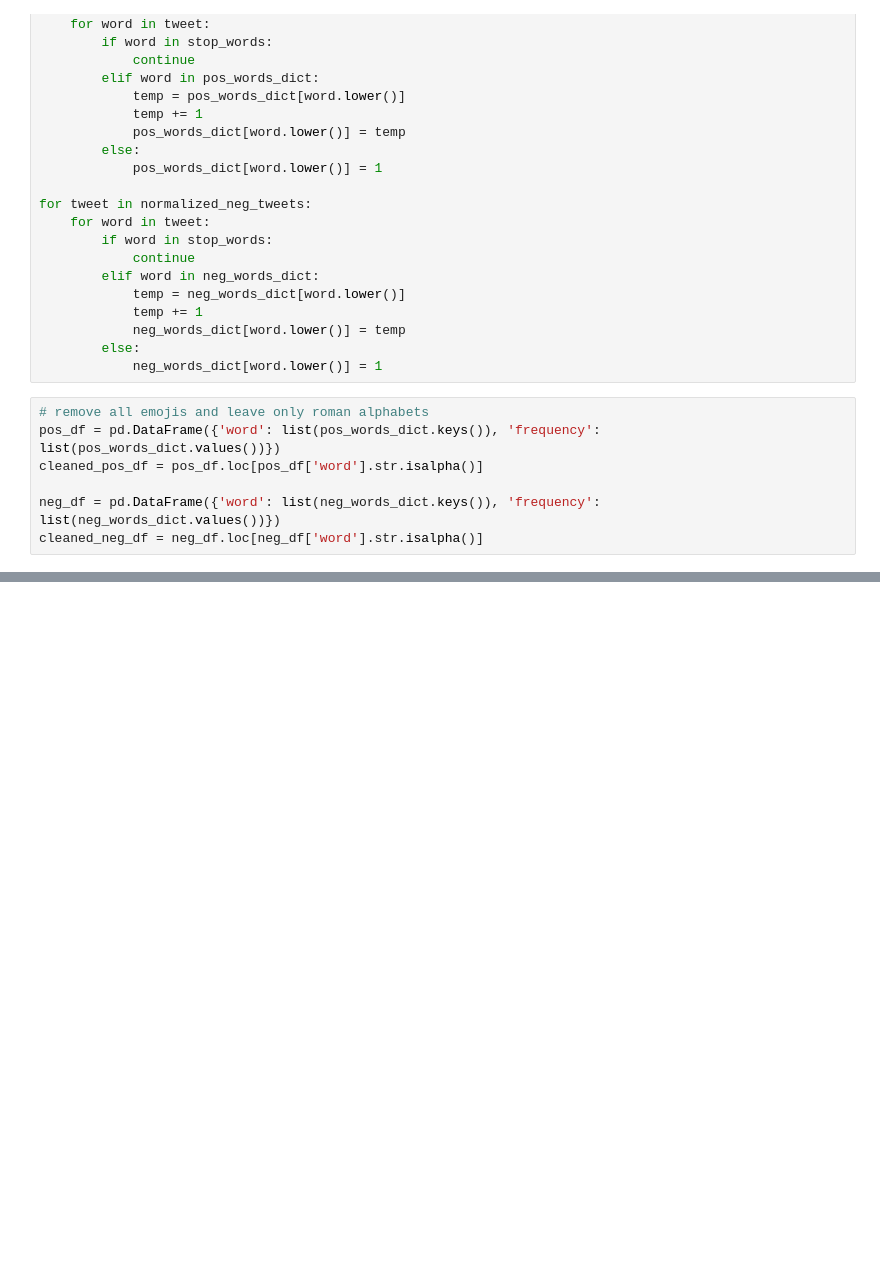
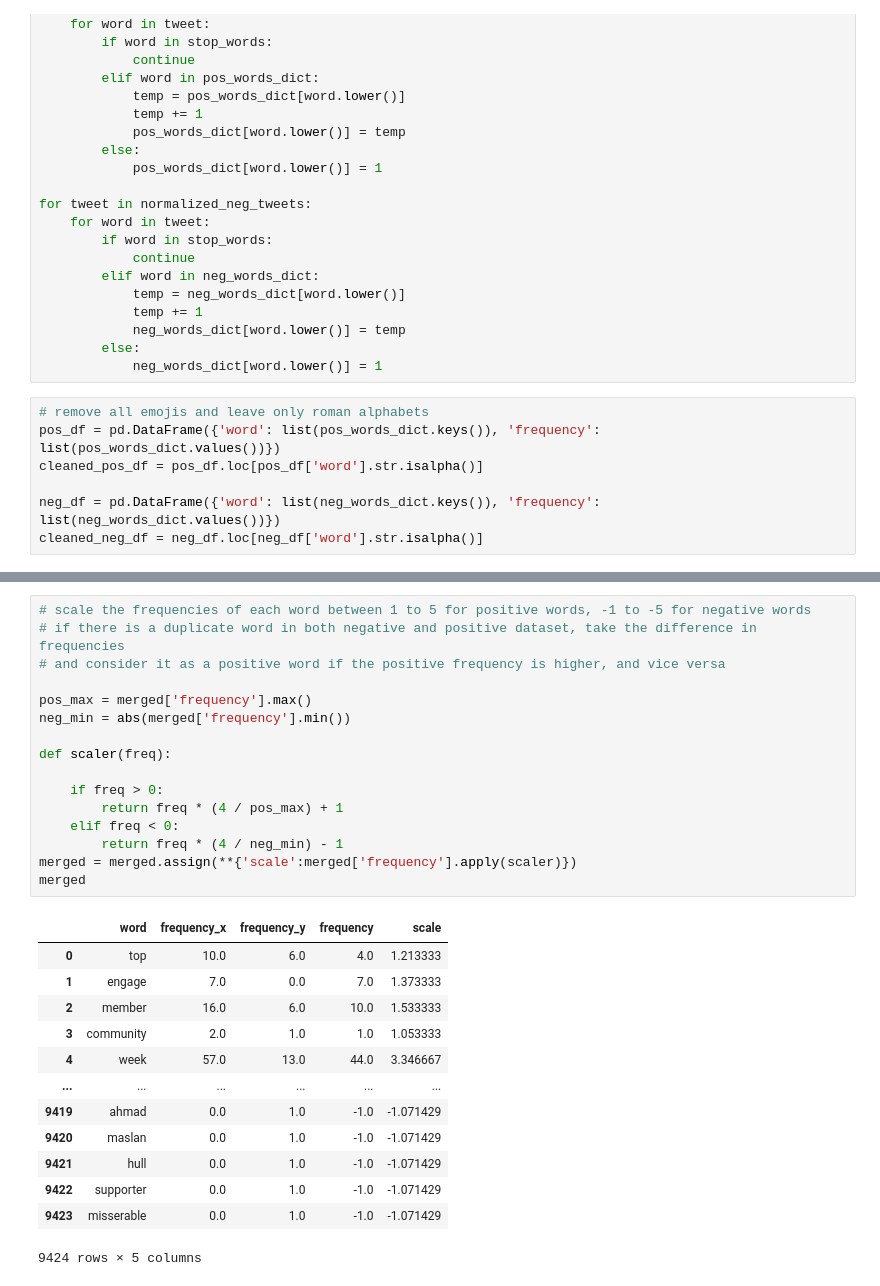
Before and after one commit to cheolmin711/sentiment_analysis, a Jupyter notebook: Tokenizer.ipynb, the cells around one changed output, grey strips where cells are left out. Cells and saved outputs as stored; diff of their text form; blank space fills up the shorter version.

```diff
--- a/Tokenizer.ipynb
+++ b/Tokenizer.ipynb
@@ -208,0 +204,30 @@ cleaned_neg_df['scale'] = cleaned_neg_df['frequency'] * (-4 / cleaned_neg_df['fr
+# %%
+# scale the frequencies of each word between 1 to 5 for positive words, -1 to -5 for negative words
+# if there is a duplicate word in both negative and positive dataset, take the difference in frequencies
+# and consider it as a positive word if the positive frequency is higher, and vice versa
+
+pos_max = merged['frequency'].max()
+neg_min = abs(merged['frequency'].min())
+
+def scaler(freq):
+
+    if freq > 0:
+        return freq * (4 / pos_max) + 1
+    elif freq < 0:
+        return freq * (4 / neg_min) - 1
+merged = merged.assign(**{'scale':merged['frequency'].apply(scaler)})
+merged
+# %% [output]
+|  | word | frequency_x | frequency_y | frequency | scale |
+| 0 | top | 10.0 | 6.0 | 4.0 | 1.213333 |
+| 1 | engage | 7.0 | 0.0 | 7.0 | 1.373333 |
+| 2 | member | 16.0 | 6.0 | 10.0 | 1.533333 |
+| 3 | community | 2.0 | 1.0 | 1.0 | 1.053333 |
+| 4 | week | 57.0 | 13.0 | 44.0 | 3.346667 |
+| ... | ... | ... | ... | ... | ... |
+| 9419 | ahmad | 0.0 | 1.0 | -1.0 | -1.071429 |
+| 9420 | maslan | 0.0 | 1.0 | -1.0 | -1.071429 |
+| 9421 | hull | 0.0 | 1.0 | -1.0 | -1.071429 |
+| 9422 | supporter | 0.0 | 1.0 | -1.0 | -1.071429 |
+| 9423 | misserable | 0.0 | 1.0 | -1.0 | -1.071429 |
+9424 rows × 5 columns
```
Also changed, not shown: parts of 10 cells of this notebook.
